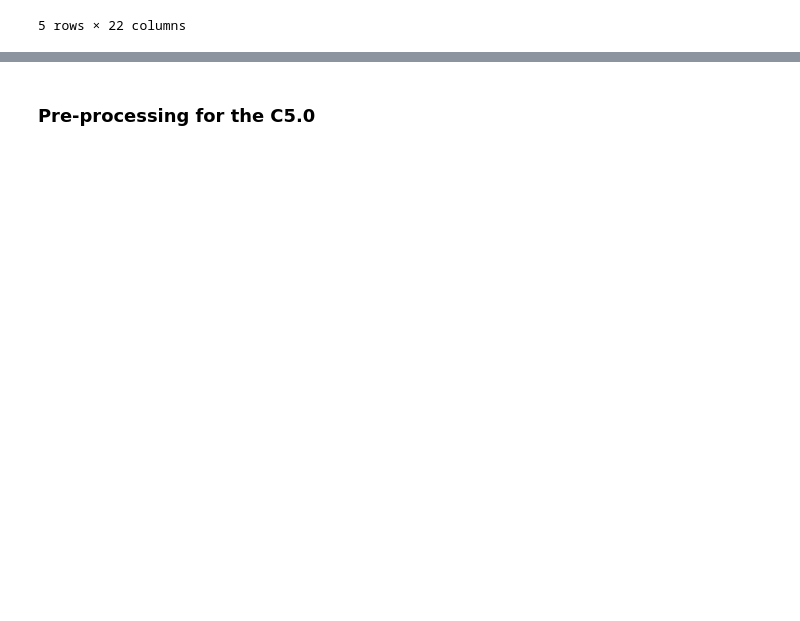
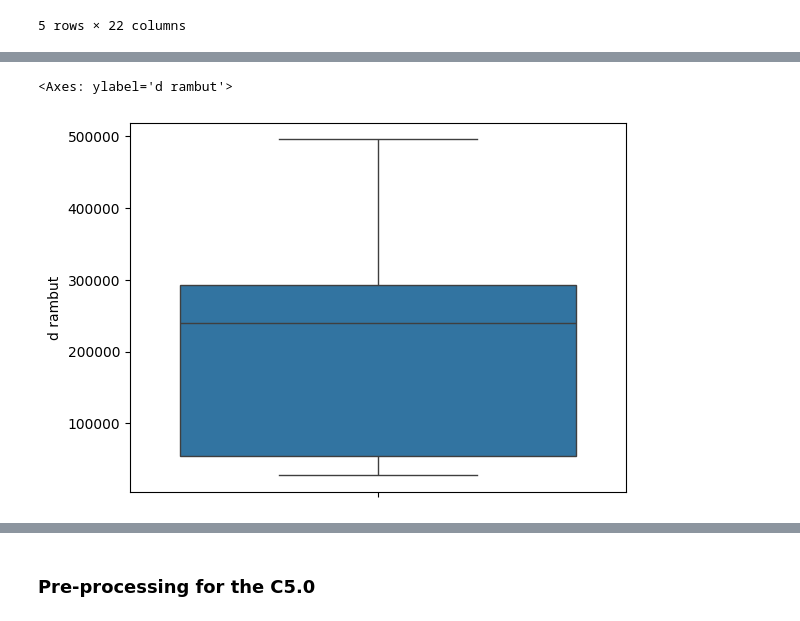
Before and after one commit to rianaditro/classification_web_app, a Jupyter notebook: classification_C5_KNN.ipynb, the cells around one changed output, grey strips where cells are left out. Saved outputs shown, nothing was run; the diff lists cells and outputs as text; code cells hidden in the pictures; blank space fills up the shorter version.

```diff
--- a/classification_C5_KNN.ipynb
+++ b/classification_C5_KNN.ipynb
@@ -175,0 +203,5 @@ Name: count, dtype: int64
+# %%
+sns.boxplot(df['d rambut'])
+# %% [output]
+<Axes: ylabel='d rambut'>
+[figure, added]
```
Also changed, not shown: parts of 67 cells of this notebook.
